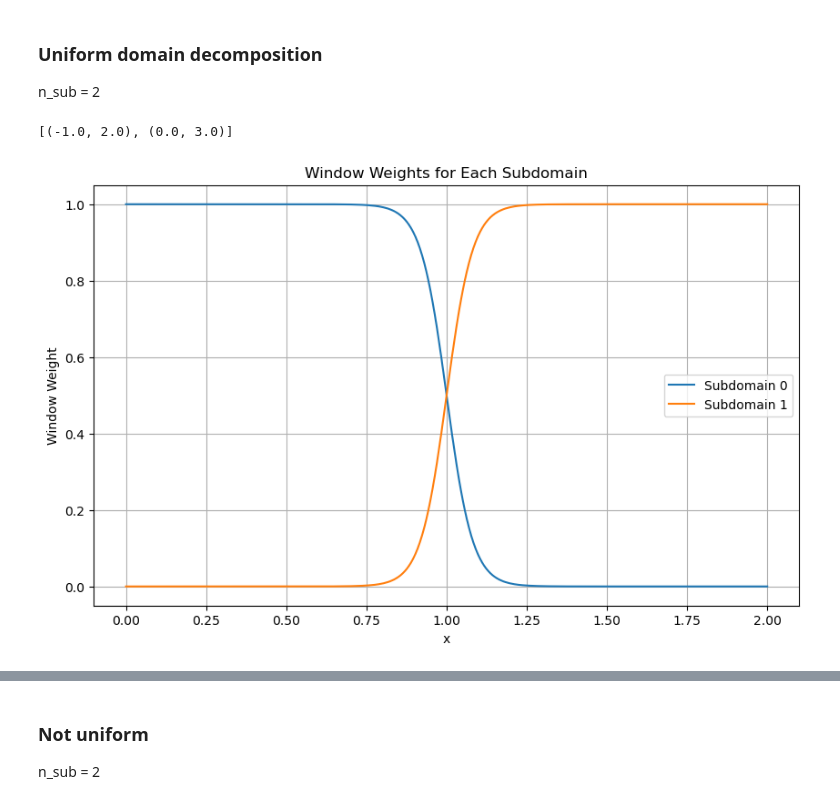
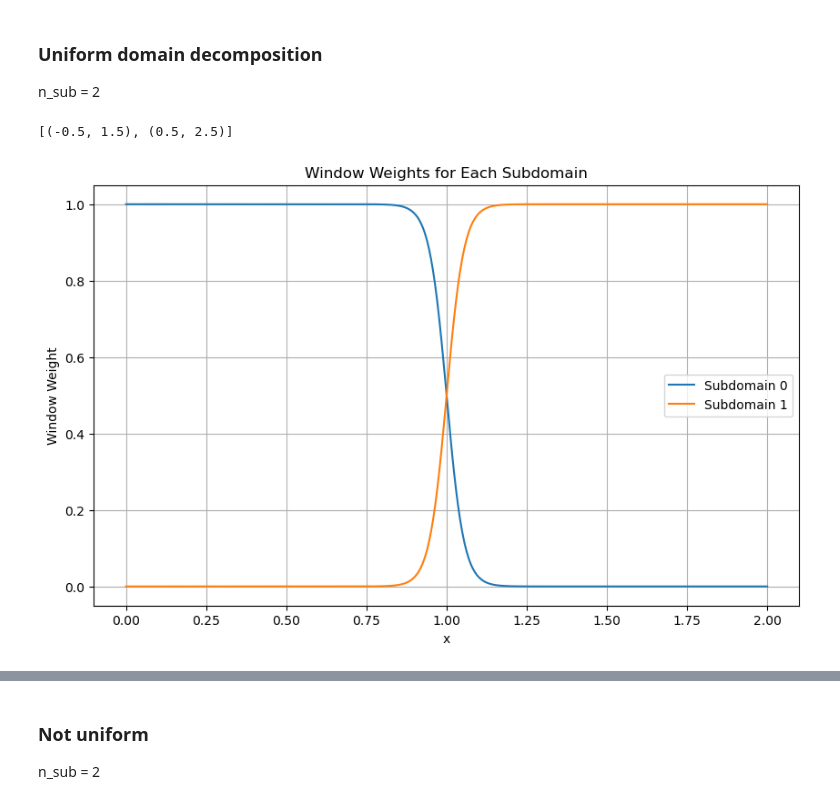
Before and after one commit to orangebowl/thesis_project, a Jupyter notebook: notebook/DD_extreme.ipynb, the cells around one changed output, grey strips where cells are left out. Drawn from its saved outputs; the diff is of its cells as text; code cells hidden in the pictures.

```diff
--- a/notebook/DD_extreme.ipynb
+++ b/notebook/DD_extreme.ipynb
@@ -45,16 +45,16 @@ ansatz = problem.ansatz
 domain = problem.domain
 
 # Training hyperparameters
-steps = 20000
+steps = 50000
 lr = 1e-3
 n_sub = 2
-overlap = 2.0
-n_points_per_subdomain = 500
+overlap = 1
+n_points_per_subdomain = 500 # All together 1000
 
 mlp_config = {
     "in_size": 1,
     "out_size": 1,
-    "width_size": 10,
+    "width_size": 16,
     "depth": 2,
     "activation": jax.nn.tanh,
 }
@@ -64,23 +64,23 @@ domain = pde_module.domain
 subdomains_list = generate_subdomain(domain=domain,n_sub=n_sub,overlap=overlap)
 print(subdomains_list)
 # %% [output]
-[(-1.0, 2.0), (0.0, 3.0)]
+[(-0.5, 1.5), (0.5, 2.5)]
 # %%
 # illustration of window function
-x_test = jnp.linspace(0,2, 300)
+x_test = jnp.linspace(0, 2, 600)
 window_weights_1 = my_window_func(subdomains_list, n_sub, x_test, tol=1e-8)
 # plot
 plt.figure(figsize=(10, 6))
 for i in range(window_weights_1.shape[1]):
     plt.plot(x_test, window_weights_1[:, i], label=f"Subdomain {i}")
 plt.xlabel('x')
 plt.ylabel('Window Weight')
 plt.legend()
 plt.title('Window Weights for Each Subdomain')
 plt.grid(True)
 plt.show()
 # %% [output]
-[figure, old version]
+[figure, new version]
 # %%
 key = jax.random.PRNGKey(42)
 model_1 = FBPINN(
```
Also changed, not shown: parts of 9 cells of this notebook, 7 other files.
